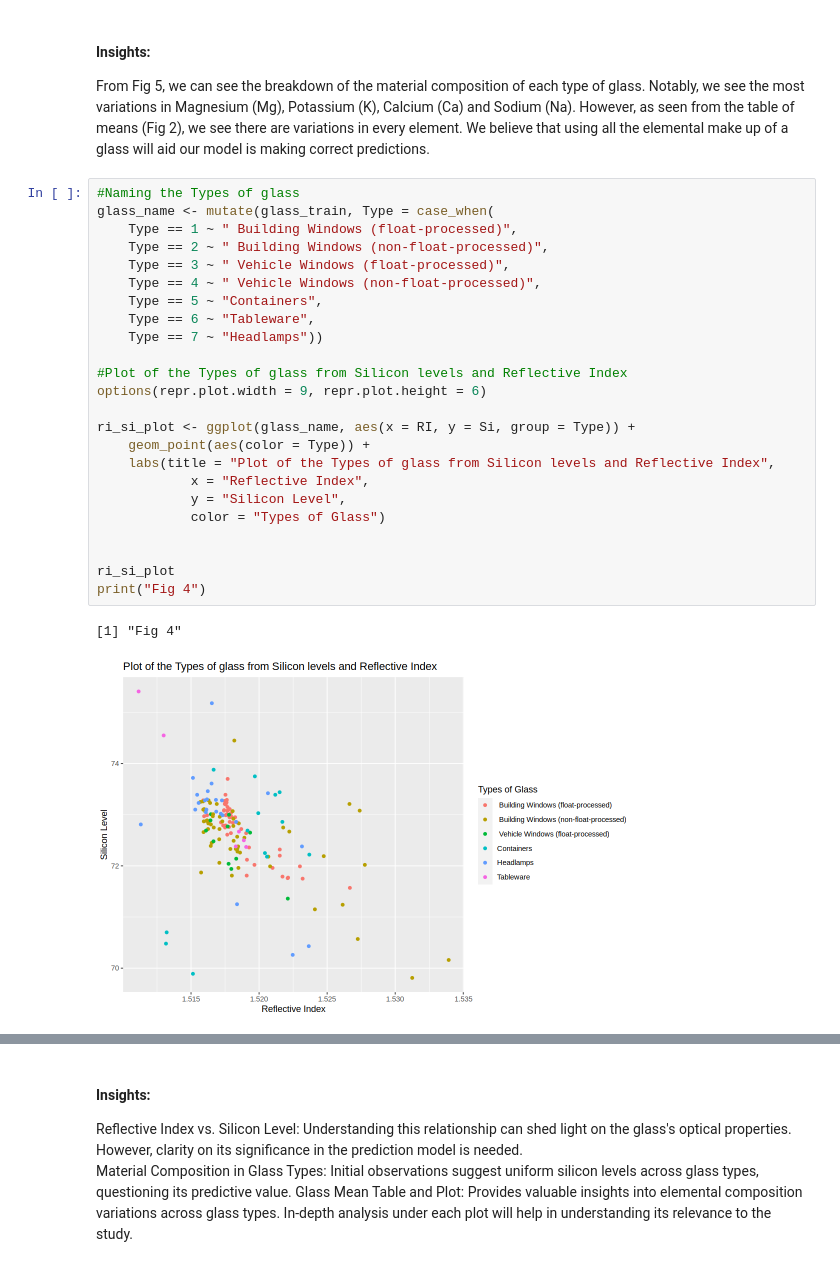
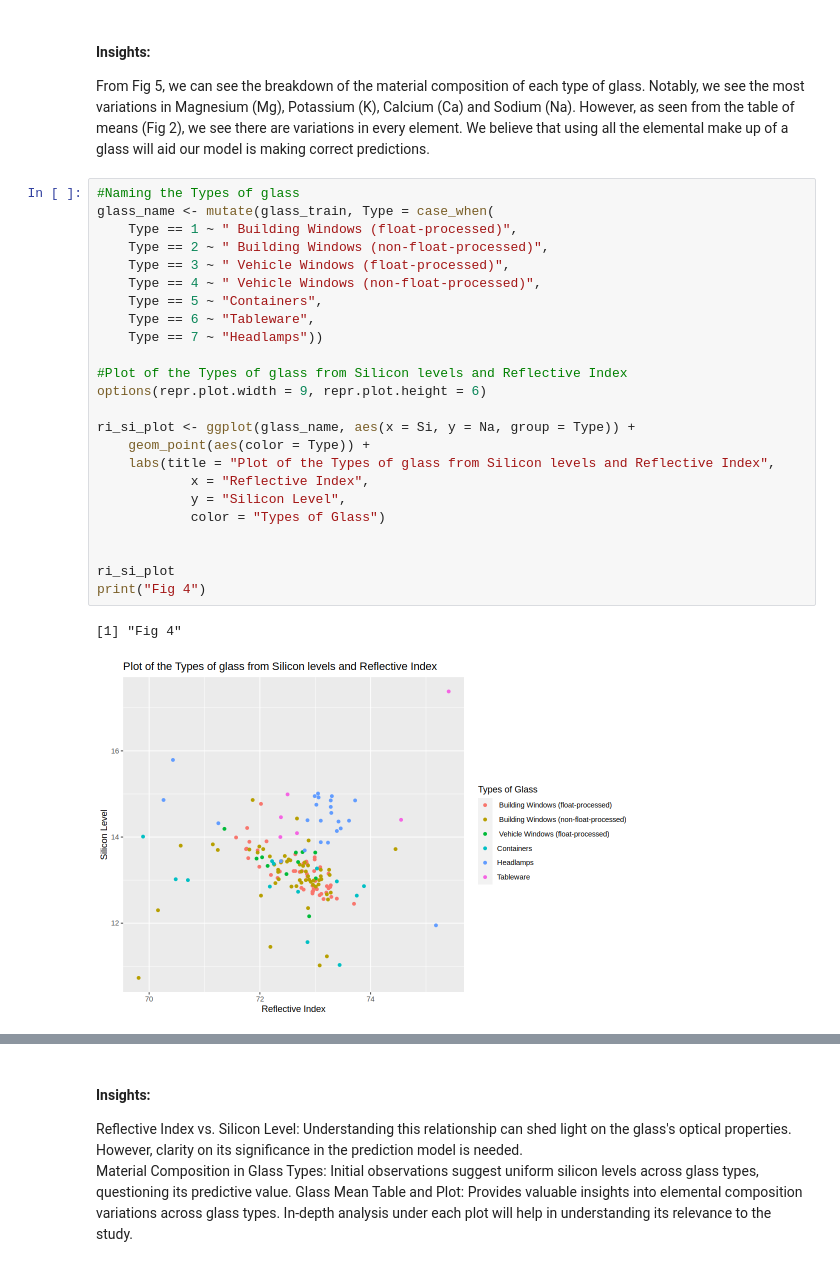
Before and after one commit to nlmanama/DSCI100-GroupProject, a Jupyter notebook: report.ipynb, the cells around one changed output, grey strips where cells are left out. Drawn from its saved outputs; the diff is of its cells as text.

```diff
--- a/report.ipynb
+++ b/report.ipynb
@@ -221,27 +221,27 @@ From Fig 5, we can see the breakdown of the material composition of each type of
 # %%
 #Naming the Types of glass
 glass_name <- mutate(glass_train, Type = case_when(
     Type == 1 ~ " Building Windows (float-processed)",
     Type == 2 ~ " Building Windows (non-float-processed)",
     Type == 3 ~ " Vehicle Windows (float-processed)",
     Type == 4 ~ " Vehicle Windows (non-float-processed)",
     Type == 5 ~ "Containers",
     Type == 6 ~ "Tableware",
     Type == 7 ~ "Headlamps"))
 
 #Plot of the Types of glass from Silicon levels and Reflective Index
 options(repr.plot.width = 9, repr.plot.height = 6)
 
-ri_si_plot <- ggplot(glass_name, aes(x = RI, y = Si, group = Type)) +
+ri_si_plot <- ggplot(glass_name, aes(x = Si, y = Na, group = Type)) +
     geom_point(aes(color = Type)) +
     labs(title = "Plot of the Types of glass from Silicon levels and Reflective Index",
             x = "Reflective Index",
             y = "Silicon Level",
             color = "Types of Glass")
 
 
 ri_si_plot
 print("Fig 4")
 # %% [output]
 [1] "Fig 4"
-[figure, old version]
+[figure, new version]
```
Also changed, not shown: parts of 8 cells of this notebook.
